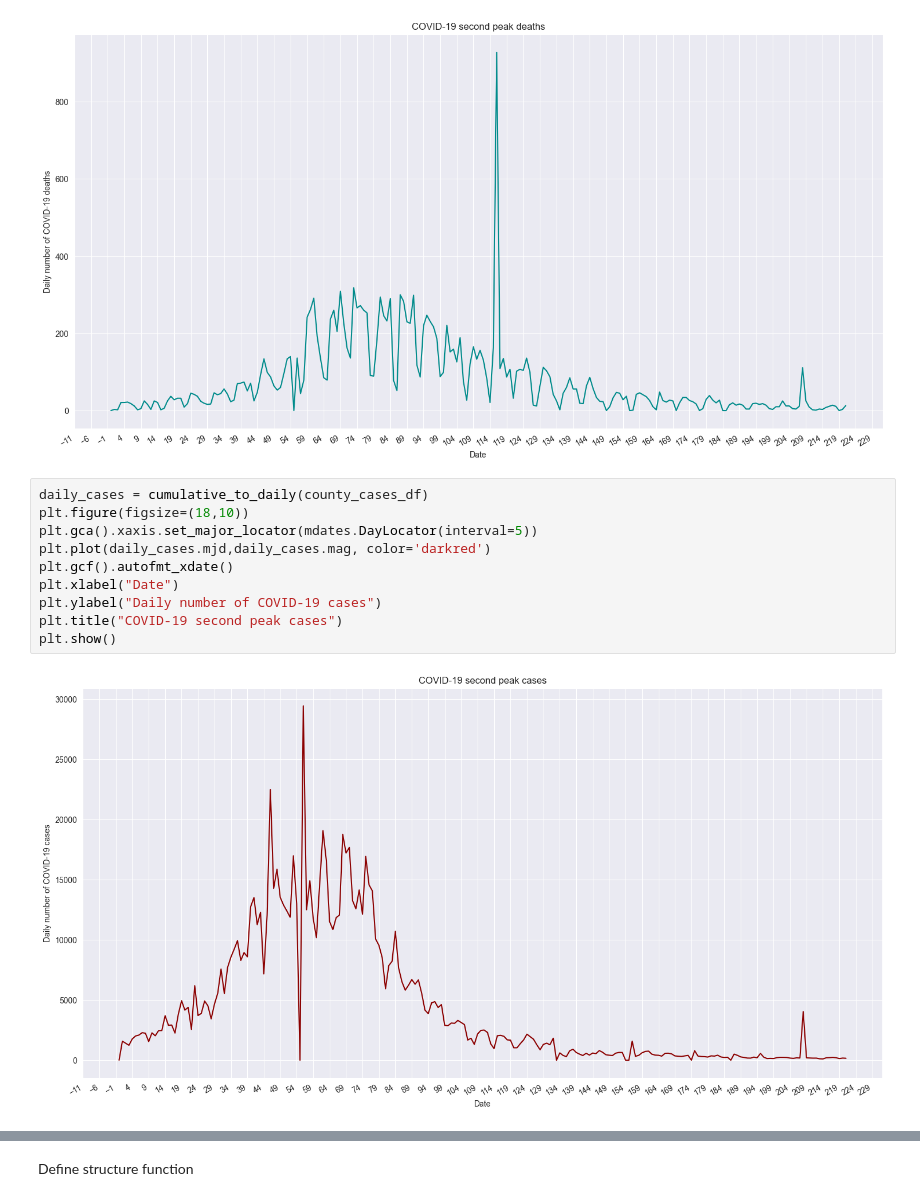
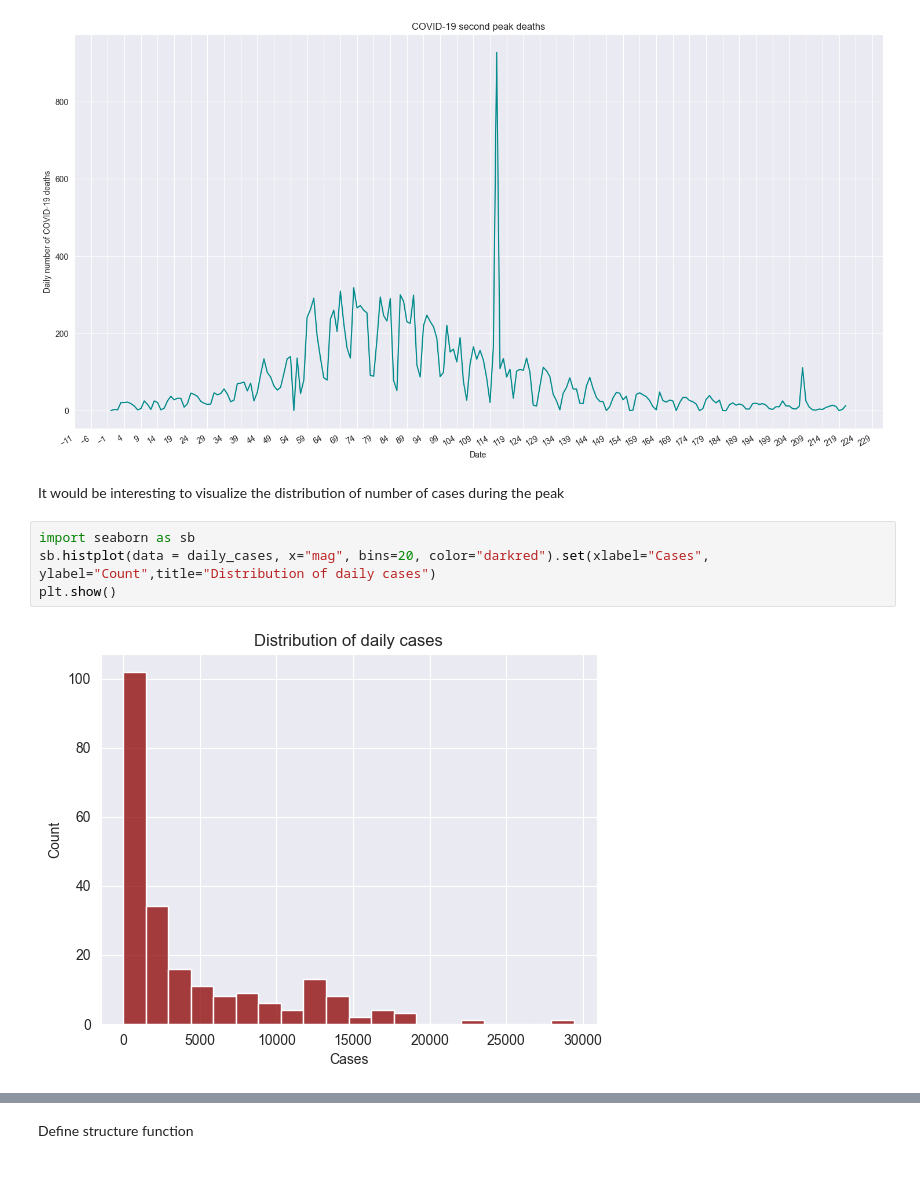
Before and after one commit to SofiM96/time_series_data_analysis, a Jupyter notebook: COVID_project/03_covid_data_descriptive_analysis.ipynb, the cells around one changed output, grey strips where cells are left out. Saved outputs shown, nothing was run; the diff lists cells and outputs as text; blank space fills up the shorter version.

```diff
--- a/COVID_project/03_covid_data_descriptive_analysis.ipynb
+++ b/COVID_project/03_covid_data_descriptive_analysis.ipynb
@@ -163,15 +171,11 @@ plt.title("COVID-19 second peak deaths")
 plt.show()
 # %% [output]
 [figure]
-# %%
-daily_cases = cumulative_to_daily(county_cases_df)
-plt.figure(figsize=(18,10))
-plt.gca().xaxis.set_major_locator(mdates.DayLocator(interval=5))
-plt.plot(daily_cases.mjd,daily_cases.mag, color='darkred')
-plt.gcf().autofmt_xdate()
-plt.xlabel("Date")
-plt.ylabel("Daily number of COVID-19 cases")
-plt.title("COVID-19 second peak cases")
-plt.show()
-# %% [output]
-[figure, removed]
+# %% [markdown]
+It would be interesting to visualize the distribution of number of cases during the peak
+# %%
+import seaborn as sb
+sb.histplot(data = daily_cases, x="mag", bins=20, color="darkred").set(xlabel="Cases", ylabel="Count",title="Distribution of daily cases")
+plt.show()
+# %% [output]
+[figure, added]
```
Also changed, not shown: parts of 19 cells of this notebook, 10 other files.
